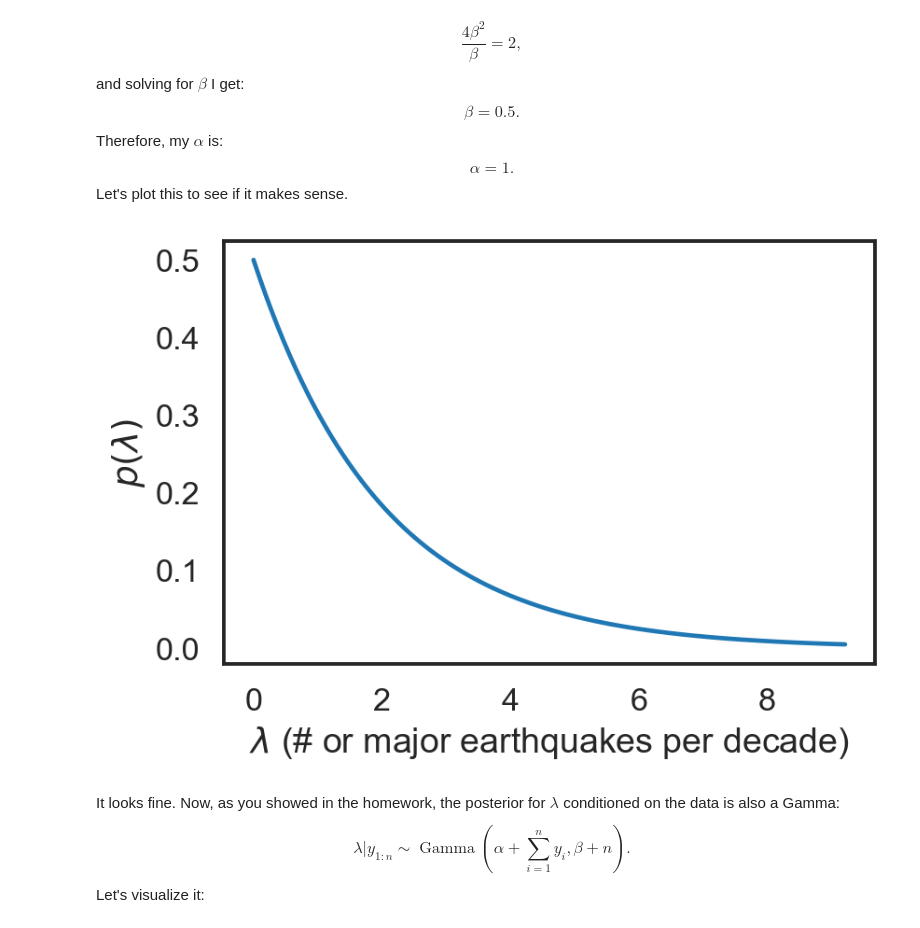
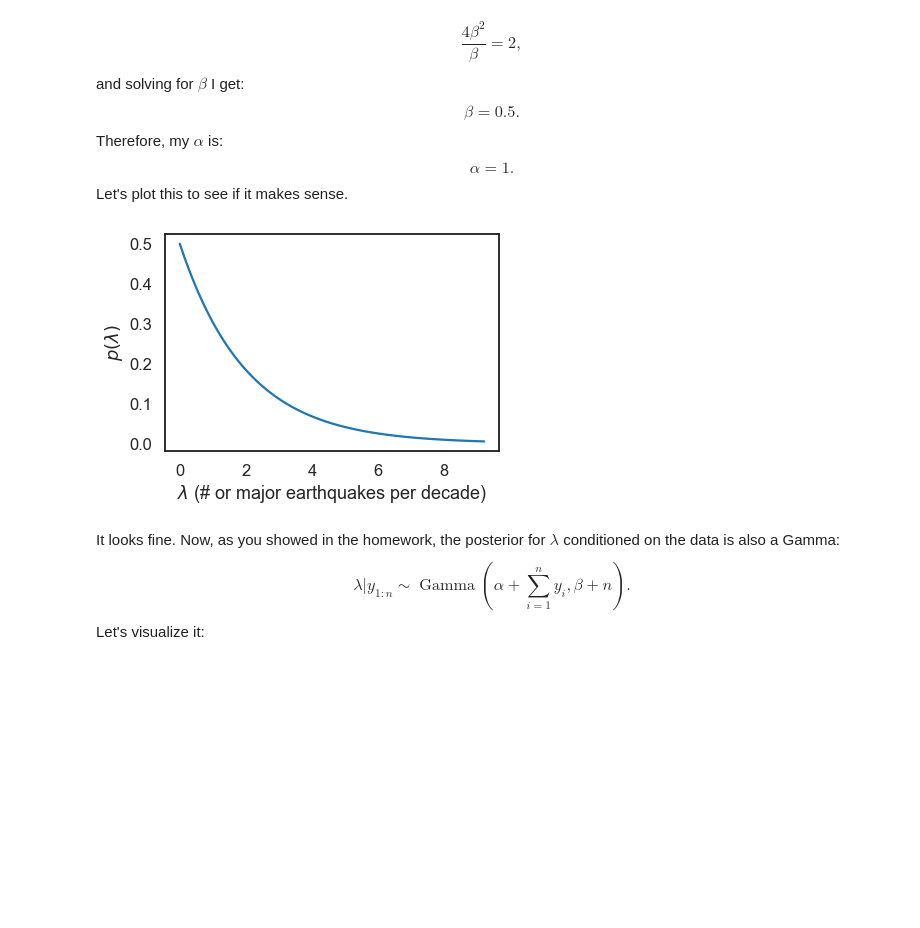
Before and after one commit to dhillonparveen/uq-course, a Jupyter notebook: lectures/lecture_11.ipynb, the cells around one changed output. Drawn from its saved outputs; the diff is of its cells as text; code cells hidden in the pictures; blank space fills up the shorter version.

```diff
--- a/lectures/lecture_11.ipynb
+++ b/lectures/lecture_11.ipynb
@@ -533,14 +533,14 @@ Let's plot this to see if it makes sense.
 # %%
 alpha = 1.0  # Pick them here
 beta = 0.5  # Pick them here
 lambda_prior = st.gamma(alpha, scale=1.0 / beta) # Make sure you understand why scale = 1 / beta
 lambdas = np.linspace(0, lambda_prior.ppf(0.99), 100)
-fig, ax = plt.subplots(dpi=150)
+fig, ax = plt.subplots(dpi=None)
 ax.plot(lambdas, lambda_prior.pdf(lambdas))
 ax.set_xlabel('$\lambda$ (# or major earthquakes per decade)')
 ax.set_ylabel('$p(\lambda)$');
 # %% [output]
-[figure, old version]
+[figure, new version]
 # %% [markdown]
 It looks fine.
 Now, as you showed in the homework, the posterior for $\lambda$ conditioned on the data is also a Gamma:
```
Also changed, not shown: parts of 8 cells of this notebook.
